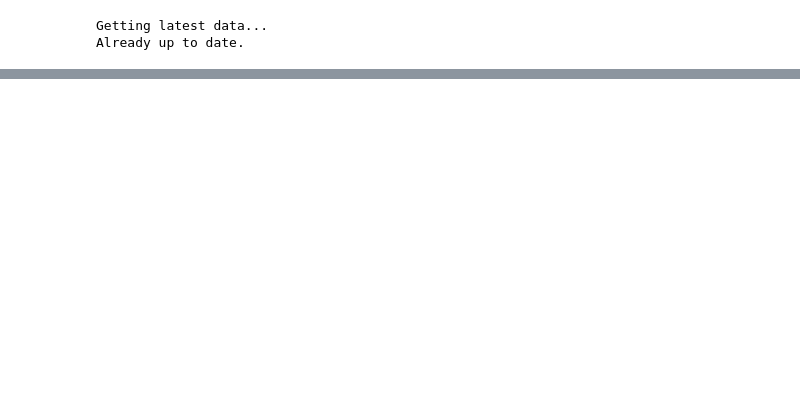
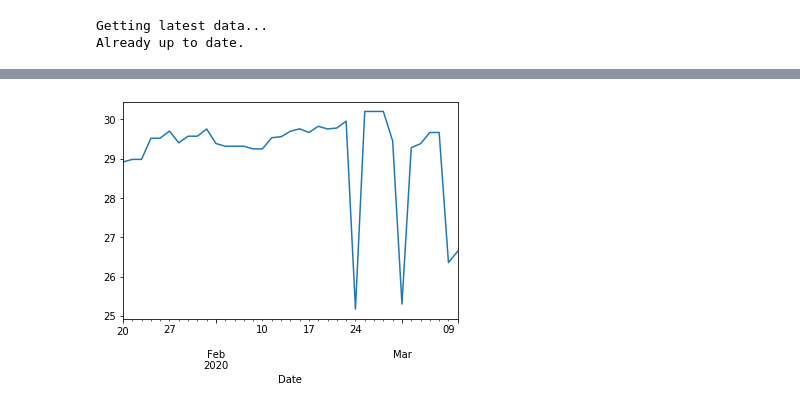
Before and after one commit to Addidy/coronavirus-analysis, a Jupyter notebook: src/US.ipynb, the cells around one changed output, grey strips where cells are left out. Cells and saved outputs as stored; diff of their text form; code cells hidden in the pictures; blank space fills up the shorter version.

```diff
--- a/src/US.ipynb
+++ b/src/US.ipynb
@@ -33,3 +37,7 @@ u.graph_financial_data('^VIX')
+# %%
+u.graph_financial_data('VGOV.L')
+# %% [output]
+[figure, added]
 # %%
 US.graph_changes(since_x_days_ago=7)
 # %% [output]
```
Also changed, not shown: parts of 8 cells of this notebook, 9 other files.
